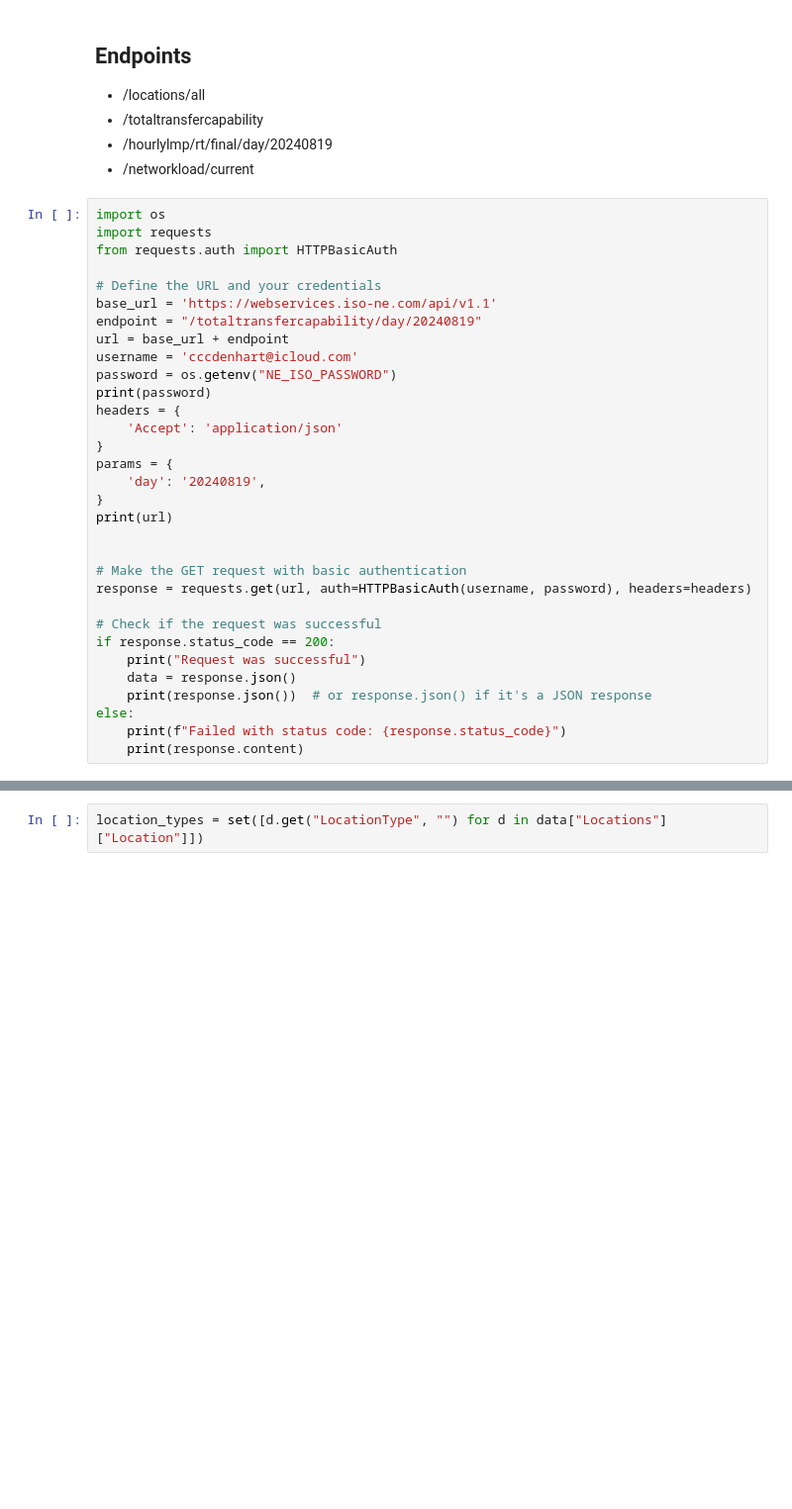
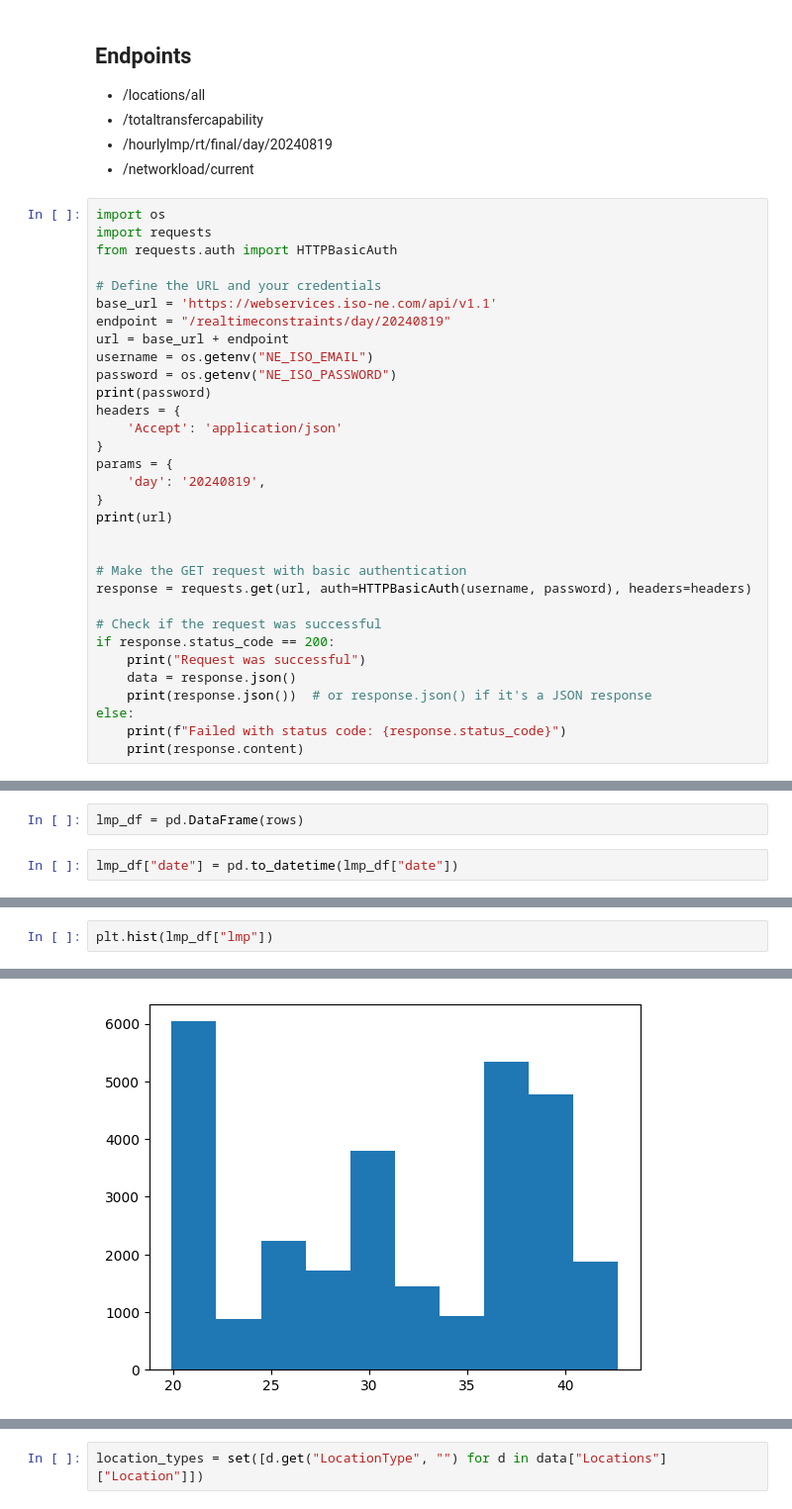
Before and after one commit to cccdenhart/transmission-capacity, a Jupyter notebook: explore.ipynb, the cells around one changed output, grey strips where cells are left out. Shown at 99% size. Saved outputs shown, nothing was run; the diff lists cells and outputs as text; blank space fills up the shorter version.

```diff
--- a/explore.ipynb
+++ b/explore.ipynb
@@ -41,9 +92,9 @@ from requests.auth import HTTPBasicAuth
 
 # Define the URL and your credentials
 base_url = 'https://webservices.iso-ne.com/api/v1.1'
-endpoint = "/totaltransfercapability/day/20240819"
+endpoint = "/realtimeconstraints/day/20240819"
 url = base_url + endpoint
-username = 'cccdenhart@icloud.com'
+username = os.getenv("NE_ISO_EMAIL")
 password = os.getenv("NE_ISO_PASSWORD")
 print(password)
 headers = {
@@ -73,0 +137,4 @@ Request was successful
+# %%
+lmp_df = pd.DataFrame(rows)
+# %%
+lmp_df["date"] = pd.to_datetime(lmp_df["date"])
@@ -73,0 +157,3 @@ Request was successful
+# %%
+plt.hist(lmp_df["lmp"])
+# %% [output]
@@ -73,0 +165 @@ Request was successful
+[figure, added]
```
Also changed, not shown: parts of 28 cells of this notebook, 3 other files.
